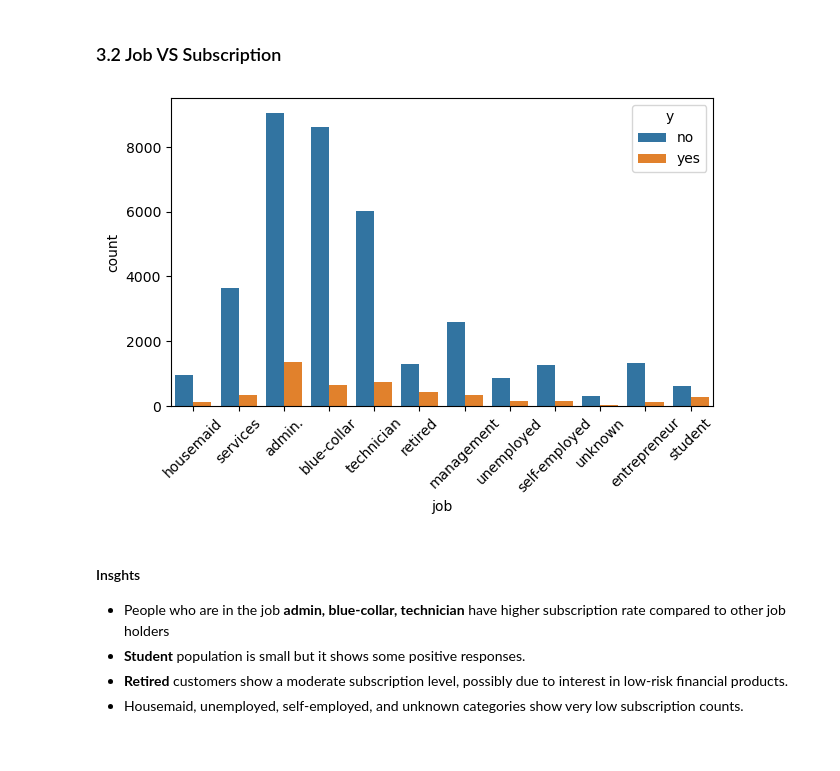
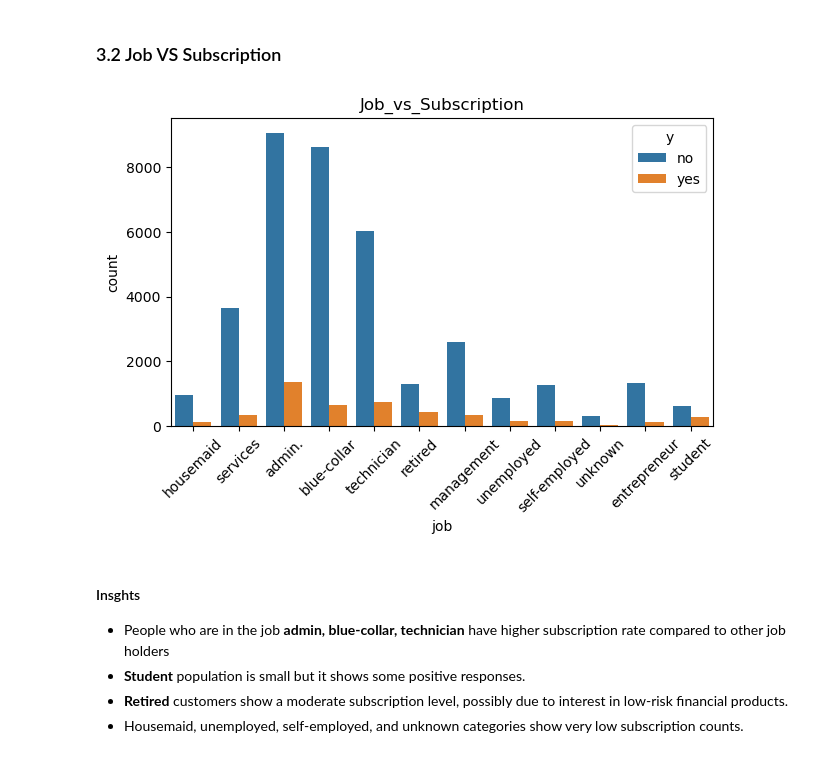
Before and after one commit to vijay12918/Portuguese-Bank-Marketing-Compaign, a Jupyter notebook: ProtugeseBank.ipynb, the cells around one changed output. Saved outputs shown, nothing was run; the diff lists cells and outputs as text; code cells hidden in the pictures.

```diff
--- a/ProtugeseBank.ipynb
+++ b/ProtugeseBank.ipynb
@@ -158,10 +159,12 @@ plt.show()
 # %%
 plt.figure(figsize=(7,4))
 sns.countplot(x=df.job,hue=df.y)
 plt.xticks(rotation=45)
+plt.title('Job_vs_Subscription')
+plt.savefig("Outputs/job_vs_subscription.png")
 plt.show()
 # %% [output]
-[figure, old version]
+[figure, new version]
 # %% [markdown]
 #### Insghts
 - People who are in the job **admin, blue-collar, technician** have higher subscription rate compared to other job holders
```
Also changed, not shown: parts of 21 cells of this notebook.
